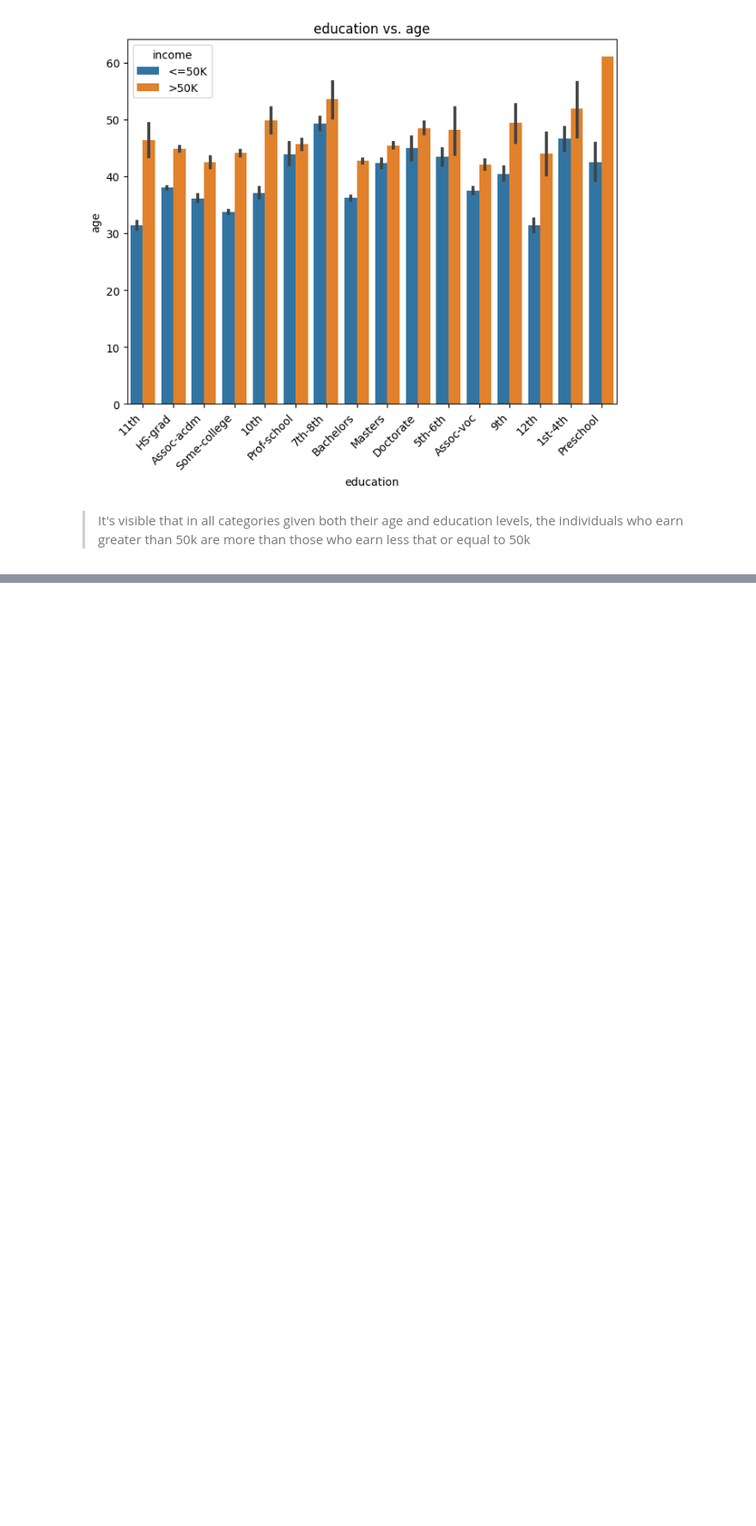
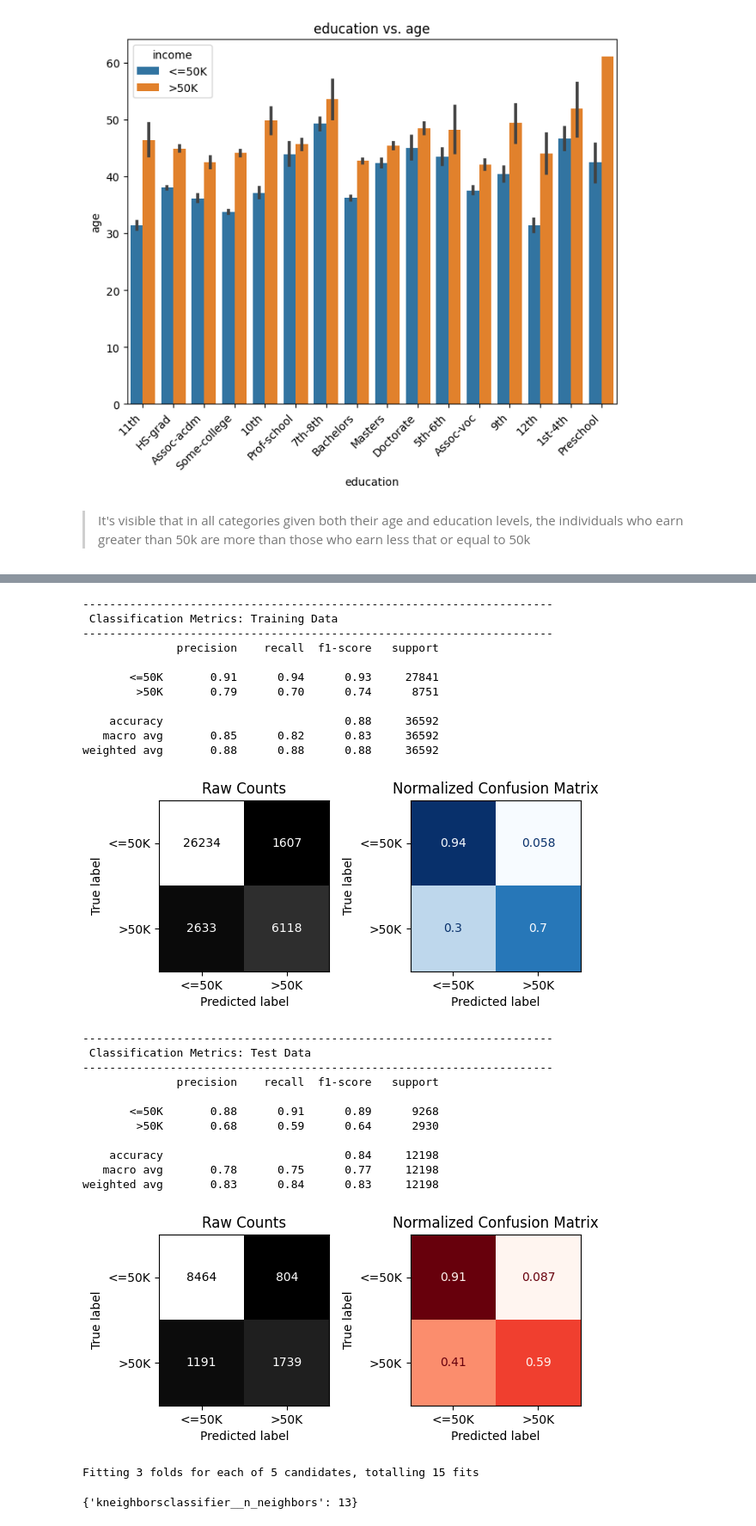
Before and after one commit to GyaviWalls/extra_datasets, a Jupyter notebook: Income_prediction.ipynb, the cells around one changed output, grey strips where cells are left out. Shown at 86% size. Cells and saved outputs as stored; diff of their text form; code cells hidden in the pictures; blank space fills up the shorter version.

```diff
--- a/Income_prediction.ipynb
+++ b/Income_prediction.ipynb
@@ -359,0 +629,8 @@ feature_relations(df2, 'education', 'age');
+# %%
+# default KNN
+knn = KNeighborsClassifier()
+
+# KNN model pipeline
+knn_pipe = make_pipeline(preprocessor, knn)
+# Fit the model on the training data
+knn_pipe.fit(X_train, y_train)
@@ -359,0 +655,28 @@ feature_relations(df2, 'education', 'age');
+# %%
+# Obtain evaluation metrics using custom function
+evaluate_classification(knn_pipe, X_train, y_train, X_test, y_test)
+# %% [output]
+----------------------------------------------------------------------
+ Classification Metrics: Training Data
+----------------------------------------------------------------------
+              precision    recall  f1-score   support
+
+       <=50K       0.91      0.94      0.93     27841
+        >50K       0.79      0.70      0.74      8751
+
+    accuracy                           0.88     36592
+   macro avg       0.85      0.82      0.83     36592
+weighted avg       0.88      0.88      0.88     36592
+[figure, added]
+----------------------------------------------------------------------
+ Classification Metrics: Test Data
+----------------------------------------------------------------------
+              precision    recall  f1-score   support
+
+       <=50K       0.88      0.91      0.89      9268
+        >50K       0.68      0.59      0.64      2930
+
+    accuracy                           0.84     12198
+   macro avg       0.78      0.75      0.77     12198
+weighted avg       0.83      0.84      0.83     12198
+[figure, added]
@@ -359,0 +689,10 @@ feature_relations(df2, 'education', 'age');
+# %%
+# Instaniate GridSearchCV
+gs = GridSearchCV(knn_pipe, params, verbose=True, n_jobs=-1, cv=3, return_train_score=True, scoring='recall_macro')
+# Fit gs on training data
+gs.fit(X_train, y_train)
+# Obtain best param value for K
+gs.best_params_
+# %% [output]
+Fitting 3 folds for each of 5 candidates, totalling 15 fits
+{'kneighborsclassifier__n_neighbors': 13}
```
Also changed, not shown: parts of 49 cells of this notebook.
